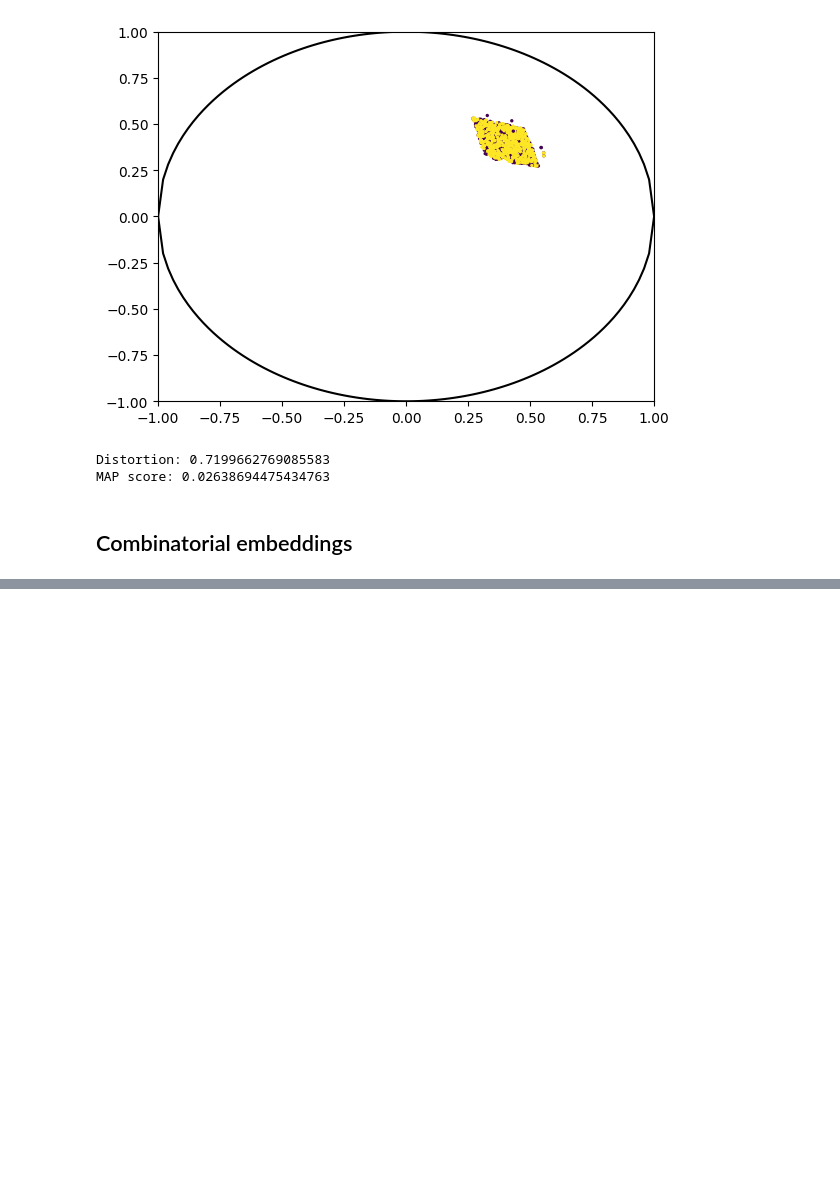
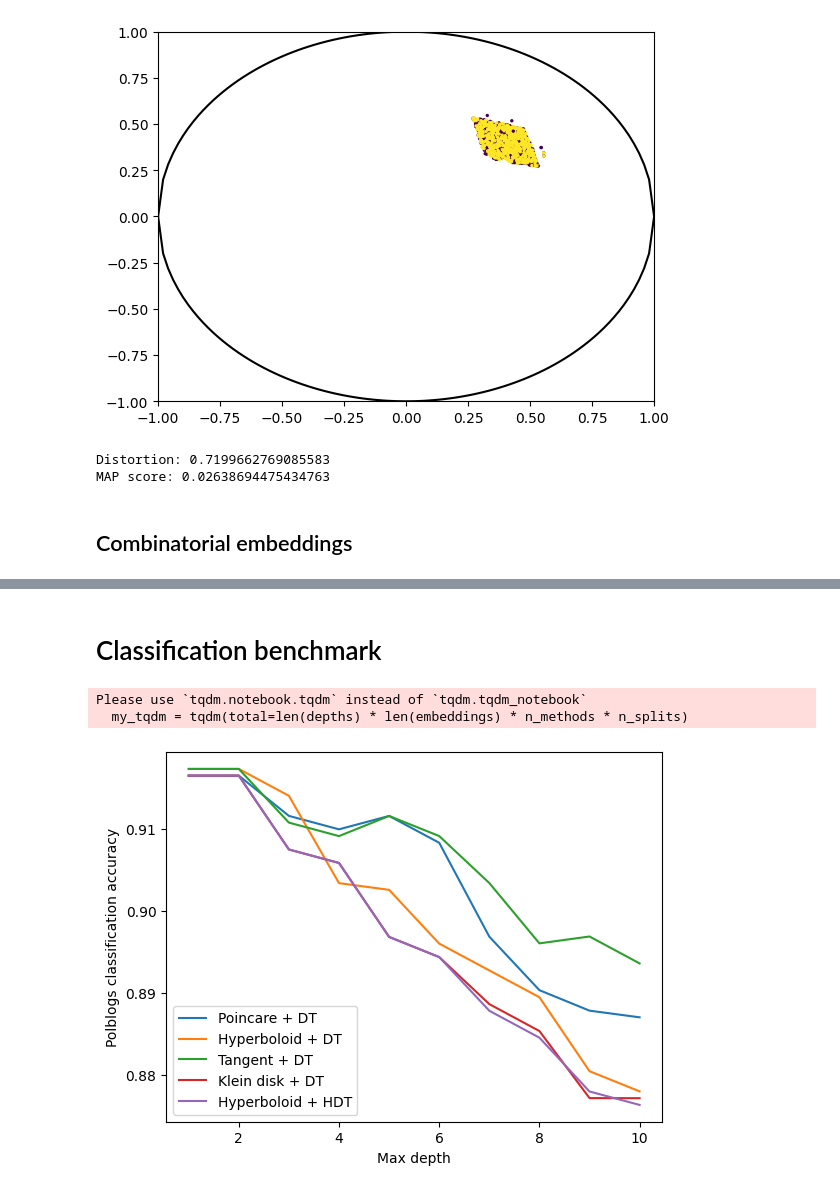
Before and after one commit to pchlenski/hyperdt, a Jupyter notebook: 17_graphs_2.ipynb, the cells around one changed output, grey strips where cells are left out. Saved outputs shown, nothing was run; the diff lists cells and outputs as text; code cells hidden in the pictures; blank space fills up the shorter version.

```diff
--- a/17_graphs_2.ipynb
+++ b/17_graphs_2.ipynb
@@ -339,0 +444,68 @@ if not load:
+# %% [markdown]
+# Classification benchmark
+# %%
+# This takes ~5 minutes at 10 splits, 5 methods, 10 depths
+
+# Shared across all trials
+manifold = Hyperbolic(2, default_coords_type="extrinsic")
+y = np.array([x[1] for x in polblogs["labels"]])
+
+# Arrays to iterate over
+depths = [1, 2, 3, 4, 5, 6, 7, 8, 9, 10]
+embeddings = [geomstats_embeddings]
+n_methods = 5  # Simplest to just set this part manually
+n_splits = 10
+
+my_tqdm = tqdm(total=len(depths) * len(embeddings) * n_methods * n_splits)
+cv = list(KFold(n_splits=10, shuffle=True).split(X))
+
+# Collect results
+results = []
+for max_depth in depths:
+    args = {"max_depth": max_depth}
+    for embedding in embeddings:
+        # Hyperboloid, Tangent@origin, Klein
+        X = embedding["polblogs"]
+        if X.shape[1] == 2:
+            X_poincare, X = X, convert(X, "poincare", "hyperboloid")
+        else:
+            X_poincare = convert(X, "hyperboloid", "poincare")
+        X_tangent = manifold.metric.log(X, base_point=np.array([1.0, 0.0, 0.0]))
+        X_klein = convert(X, "hyperboloid", "klein")
+
+        # Cross-vals:
+        experiment = [
+            (X_poincare, DecisionTreeClassifier, "Poincare + DT"),
+            (X, DecisionTreeClassifier, "Hyperboloid + DT"),
+            (X_tangent, DecisionTreeClassifier, "Tangent + DT"),
+            (X_klein, DecisionTreeClassifier, "Klein disk + DT"),
+            (X, HyperbolicDecisionTreeClassifier, "Hyperboloid + HDT"),
+        ]
+        for data, clf, name in experiment:
+            clf = clf(**args)  # Init
+            # scores = cross_val_score(clf, data, y, cv=5, verbose=1)
+            scores = []
+            my_tqdm.desc = f"{name} - {max_depth}"
+            for train, test in cv:
+                clf.fit(data[train], y[train])
+                scores.append(clf.score(data[test], y[test]))
+                my_tqdm.update(1)
+            results.append({"Method": name, "Depth": max_depth, "Average": np.mean(scores), "Std": np.std(scores)})
+
+results = pd.DataFrame(results)
+
+# Plot: max depth vs. accuracy for each method
+for method in results["Method"].unique():
+    plt.plot(
+        results[results["Method"] == method]["Depth"],
+        results[results["Method"] == method]["Average"],
+        label=method,
+    )
+plt.legend()
+plt.xlabel("Max depth")
+plt.ylabel("Polblogs classification accuracy")
+plt.show()
+# %% [output]
+Please use `tqdm.notebook.tqdm` instead of `tqdm.tqdm_notebook`
+  my_tqdm = tqdm(total=len(depths) * len(embeddings) * n_methods * n_splits)
+[figure, added]
```
Also changed, not shown: parts of 7 cells of this notebook, 2 other files.
